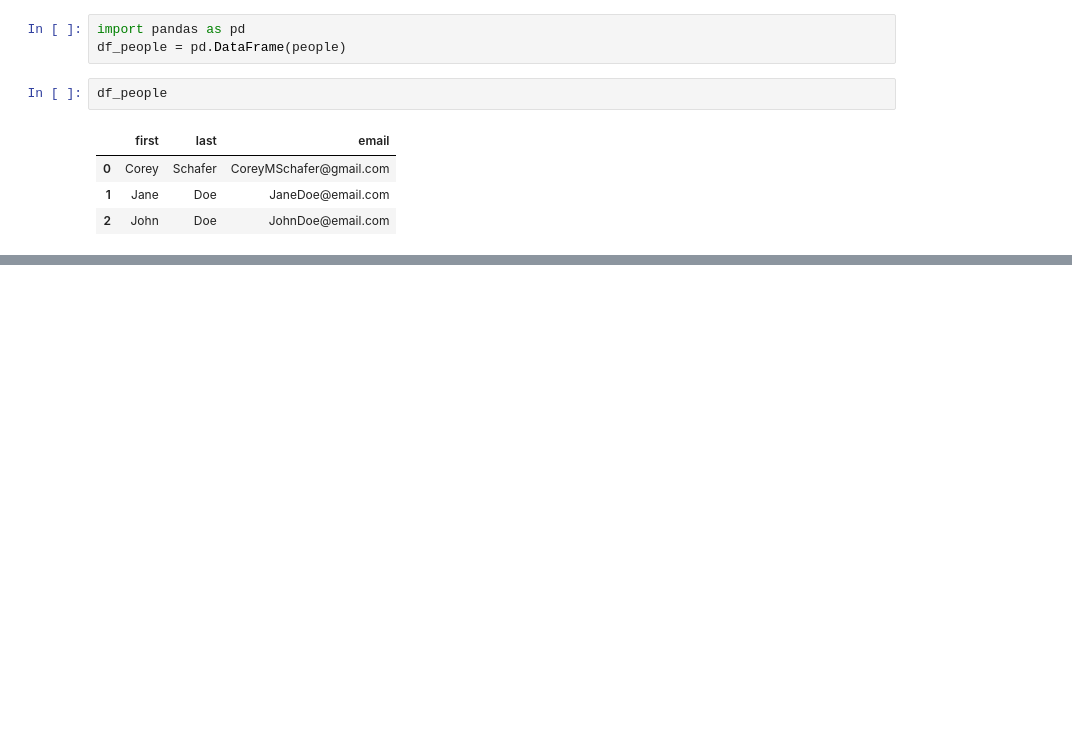
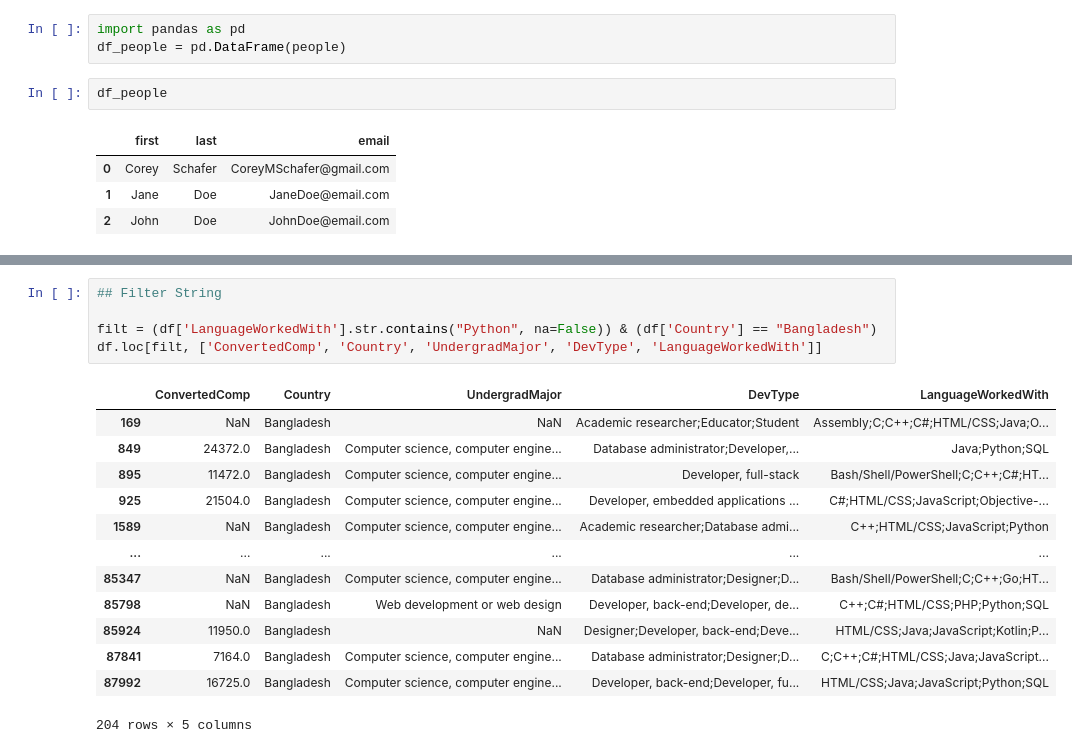
Before and after one commit to RifatMuhtasim/Python_for_Data_Science, a Jupyter notebook: Pandas/2.04.Filter_Rows_and_Columns.ipynb, the cells around one changed output, grey strips where cells are left out. Saved outputs shown, nothing was run; the diff lists cells and outputs as text; blank space fills up the shorter version.

```diff
--- a/Pandas/2.04.Filter_Rows_and_Columns.ipynb
+++ b/Pandas/2.04.Filter_Rows_and_Columns.ipynb
@@ -34,0 +106,19 @@ df
+# %%
+## Filter String
+
+filt = (df['LanguageWorkedWith'].str.contains("Python", na=False)) & (df['Country'] == "Bangladesh")
+df.loc[filt, ['ConvertedComp', 'Country', 'UndergradMajor', 'DevType', 'LanguageWorkedWith']]
+# %% [output]
+|  | ConvertedComp | Country | UndergradMajor | DevType | LanguageWorkedWith |
+| 169 | NaN | Bangladesh | NaN | Academic researcher;Educator;Student | Assembly;C;C++;C#;HTML/CSS;Java;O... |
+| 849 | 24372.0 | Bangladesh | Computer science, computer engine... | Database administrator;Developer,... | Java;Python;SQL |
+| 895 | 11472.0 | Bangladesh | Computer science, computer engine... | Developer, full-stack | Bash/Shell/PowerShell;C;C++;C#;HT... |
+| 925 | 21504.0 | Bangladesh | Computer science, computer engine... | Developer, embedded applications ... | C#;HTML/CSS;JavaScript;Objective-... |
+| 1589 | NaN | Bangladesh | Computer science, computer engine... | Academic researcher;Database admi... | C++;HTML/CSS;JavaScript;Python |
+| ... | ... | ... | ... | ... | ... |
+| 85347 | NaN | Bangladesh | Computer science, computer engine... | Database administrator;Designer;D... | Bash/Shell/PowerShell;C;C++;Go;HT... |
+| 85798 | NaN | Bangladesh | Web development or web design | Developer, back-end;Developer, de... | C++;C#;HTML/CSS;PHP;Python;SQL |
+| 85924 | 11950.0 | Bangladesh | NaN | Designer;Developer, back-end;Deve... | HTML/CSS;Java;JavaScript;Kotlin;P... |
+| 87841 | 7164.0 | Bangladesh | Computer science, computer engine... | Database administrator;Designer;D... | C;C++;C#;HTML/CSS;Java;JavaScript... |
+| 87992 | 16725.0 | Bangladesh | Computer science, computer engine... | Developer, back-end;Developer, fu... | HTML/CSS;Java;JavaScript;Python;SQL |
+204 rows × 5 columns
```
Also changed, not shown: parts of 13 cells of this notebook, 5 other files.
